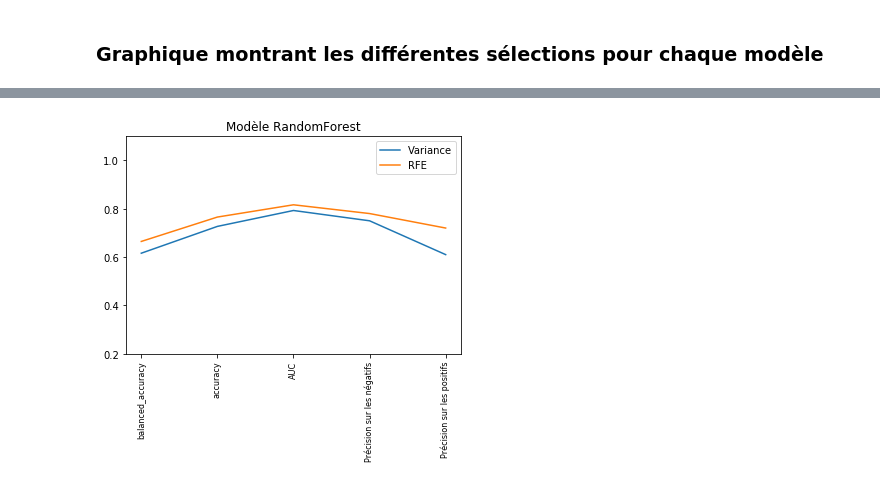
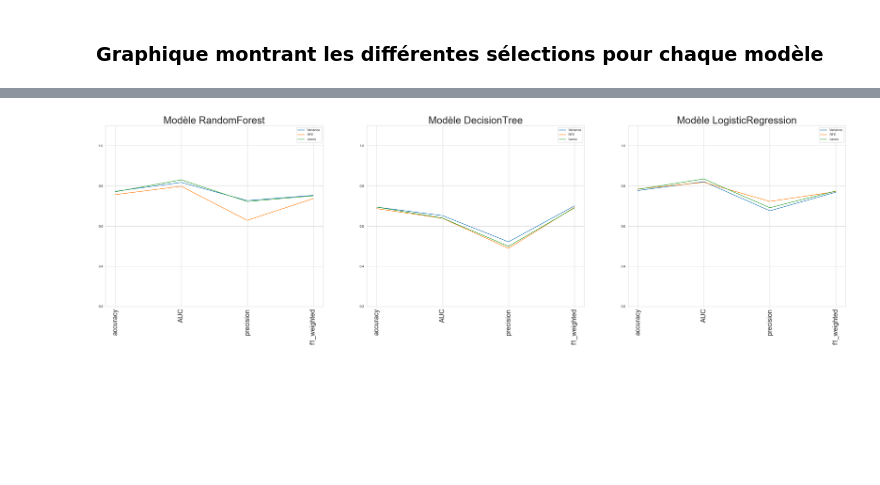
Before and after one commit to pmongruel/projet_python_2A, a Jupyter notebook: model_selection.ipynb, the cells around one changed output, grey strips where cells are left out. Drawn from its saved outputs; the diff is of its cells as text; code cells hidden in the pictures; blank space fills up the shorter version.

```diff
--- a/model_selection.ipynb
+++ b/model_selection.ipynb
@@ -414,0 +375,9 @@ plt.legend()
+# %%
+# Modèle DecisionTree avec la sélection Rfe
+accuracy_tree_rfe, auc_tree_rfe, precision_tree_rfe, f1_weighted_tree_rfe, proba_tree_rfe = fit(X_rfe, X_test_rfe, y, co_continues_rfe, best_model_tree_rfe)
+
+best_features_tree_rfe, features_importance_tree_rfe = best_features(best_model_tree_rfe, X_train_rfe, 0.02)
+
+pd.DataFrame(features_importance_tree_rfe, index = best_features_tree_rfe).plot.bar(color='purple')
+plt.suptitle('Feature importances for DecisionTree for Rfe selection')
+plt.legend()
@@ -414,0 +391,3 @@ plt.legend()
+# %%
+# Modèle LogisticRegression avec la sélection lasso
+accuracy_log_lasso, auc_log_lasso, precision_log_lasso, f1_weighted_log_lasso, proba_log_lasso = fit(X_lasso, X_test_lasso, y, co_continues_lasso, best_model_log_lasso)
@@ -414,0 +399,3 @@ plt.legend()
+# %%
+# Modèle LogisticRegression avec la sélection Var
+accuracy_log_var, auc_log_var, precision_log_var, f1_weighted_log_var, proba_log_var = fit(X_var, X_test_var, y, co_continues_var, best_model_log_var)
@@ -414,0 +407,3 @@ plt.legend()
+# %%
+# Modèle LogisticRegression avec la sélection rfe
+accuracy_log_rfe, auc_log_rfe, precision_log_rfe, f1_weighted_log_rfe, proba_log_rfe =fit(X_rfe, X_test_rfe, y, co_continues_rfe, best_model_log_rfe)
@@ -416,59 +456,45 @@ plt.legend()
 ### Graphique montrant les différentes sélections pour chaque modèle
 # %%
 # Graphiques de résumé
-X = ['balanced_accuracy', 'accuracy', 'AUC', 'Précision sur les négatifs', 'Précision sur les positifs']
-Y_knn_var = [balanced_acc_knn_var, accuracy_knn_var, auc_model_knn_var, precision_knn_var[0], precision_knn_var[1]]
-Y_knn_rfe = [balanced_acc_knn_rfe, accuracy_knn_rfe, auc_model_knn_rfe, precision_knn_rfe[0], precision_knn_rfe[1]]
+X = ['accuracy', 'AUC', 'precision', 'f1_weighted']
 
-Y_rf_var = [balanced_acc_rf_var, accuracy_rf_var, auc_model_rf_var, precision_rf_var[0], precision_rf_var[1]]
-Y_rf_rfe = [balanced_acc_rf_rfe, accuracy_rf_rfe, auc_model_rf_rfe, precision_rf_rfe[0], precision_rf_rfe[1]]
+Y_rf_lasso = [accuracy_rf_lasso, auc_rf_lasso, precision_rf_lasso, f1_weighted_rf_lasso]
+Y_rf_var = [accuracy_rf_var, auc_rf_var, precision_rf_var, f1_weighted_rf_var]
+Y_rf_rfe = [accuracy_rf_rfe, auc_rf_rfe, precision_rf_rfe, f1_weighted_rf_rfe]
 
-Y_tree_var = [balanced_acc_tree_var, accuracy_tree_var, auc_model_tree_var, precision_tree_var[0], precision_tree_var[1]]
-Y_tree_rfe = [balanced_acc_tree_rfe, accuracy_tree_rfe, auc_model_tree_rfe, precision_tree_rfe[0], precision_tree_rfe[1]]
+Y_tree_lasso = [accuracy_tree_lasso, auc_tree_lasso, precision_tree_lasso, f1_weighted_tree_lasso]
+Y_tree_var = [accuracy_tree_var, auc_tree_var, precision_tree_var, f1_weighted_tree_var]
+Y_tree_rfe = [accuracy_tree_rfe, auc_tree_rfe, precision_tree_rfe, f1_weighted_tree_rfe]
 
-Y_log_var = [balanced_acc_log_var, accuracy_log_var, auc_model_log_var, precision_log_var[0], precision_log_var[1]]
-Y_log_rfe = [balanced_acc_log_rfe, accuracy_log_rfe, auc_model_log_rfe, precision_log_rfe[0], precision_log_rfe[1]]
+Y_log_lasso = [accuracy_log_lasso, auc_log_lasso, precision_log_lasso, f1_weighted_log_lasso]
+Y_log_var = [accuracy_log_var, auc_log_var, precision_log_var, f1_weighted_log_var]
+Y_log_rfe = [accuracy_log_rfe, auc_log_rfe, precision_log_rfe, f1_weighted_log_rfe]
 
-Y_mlp_var = [balanced_acc_mlp_var, accuracy_mlp_var, auc_model_mlp_var, precision_mlp_var[0], precision_mlp_var[1]]
-Y_mlp_rfe = [balanced_acc_mlp_rfe, accuracy_mlp_rfe, auc_model_mlp_rfe, precision_mlp_rfe[0], precision_mlp_rfe[1]]
-
+plt.figure(1,figsize=(40,10))
+plt.subplot(1,3,1)
 plt.plot(X,Y_rf_var, label='Variance')
 plt.plot(X,Y_rf_rfe, label='RFE')
-plt.gca().get_xaxis().set_ticklabels(X, fontsize = 8, rotation = 90)
+plt.plot(X,Y_rf_lasso, label='Lasso')
+plt.gca().get_xaxis().set_ticklabels(X, fontsize = 20, rotation = 90)
 plt.ylim(0.2,1.1)
-plt.title('Modèle RandomForest')
+plt.title('Modèle RandomForest', fontsize=30)
 plt.legend()
-plt.show()
 
+plt.subplot(1,3,2)
 plt.plot(X,Y_tree_var, label='Variance')
 plt.plot(X,Y_tree_rfe, label='RFE')
-plt.gca().get_xaxis().set_ticklabels(X, fontsize = 8, rotation = 90)
+plt.plot(X,Y_tree_lasso, label='Lasso')
+plt.gca().get_xaxis().set_ticklabels(X, fontsize = 20, rotation = 90)
 plt.ylim(0.2,1.1)
-plt.title('Modèle DecisionTree')
+plt.title('Modèle DecisionTree', fontsize=30)
 plt.legend()
-plt.show()
 
-plt.plot(X,Y_knn_var, label='Variance')
-plt.plot(X,Y_knn_rfe, label='RFE')
-plt.gca().get_xaxis().set_ticklabels(X, fontsize = 8, rotation = 90)
-plt.ylim(0.2,1.1)
-plt.title('Modèle kNN')
-plt.legend()
-plt.show()
-
+plt.subplot(1,3,3)
 plt.plot(X,Y_log_var, label='Variance')
 plt.plot(X,Y_log_rfe, label='RFE')
-plt.gca().get_xaxis().set_ticklabels(X, fontsize = 8, rotation = 90)
+plt.plot(X,Y_log_lasso, label='Lasso')
+plt.gca().get_xaxis().set_ticklabels(X, fontsize = 20, rotation = 90)
 plt.ylim(0.2,1.1)
-plt.title('Modèle LogisticRegression')
+plt.title('Modèle LogisticRegression', fontsize=30)
 plt.legend()
-plt.show()
-
-plt.plot(X,Y_mlp_var, label='Variance')
-plt.plot(X,Y_mlp_rfe, label='RFE')
-plt.gca().get_xaxis().set_ticklabels(X, fontsize = 8, rotation = 90)
-plt.ylim(0.2,1.1)
-plt.title('Modèle MLPClassifier')
-plt.legend()
-plt.show()
 # %% [output]
@@ -475 +502 @@ plt.show()
-[figure, old version]
+[figure, new version]
```
Also changed, not shown: parts of 88 cells of this notebook, 4 other files.
